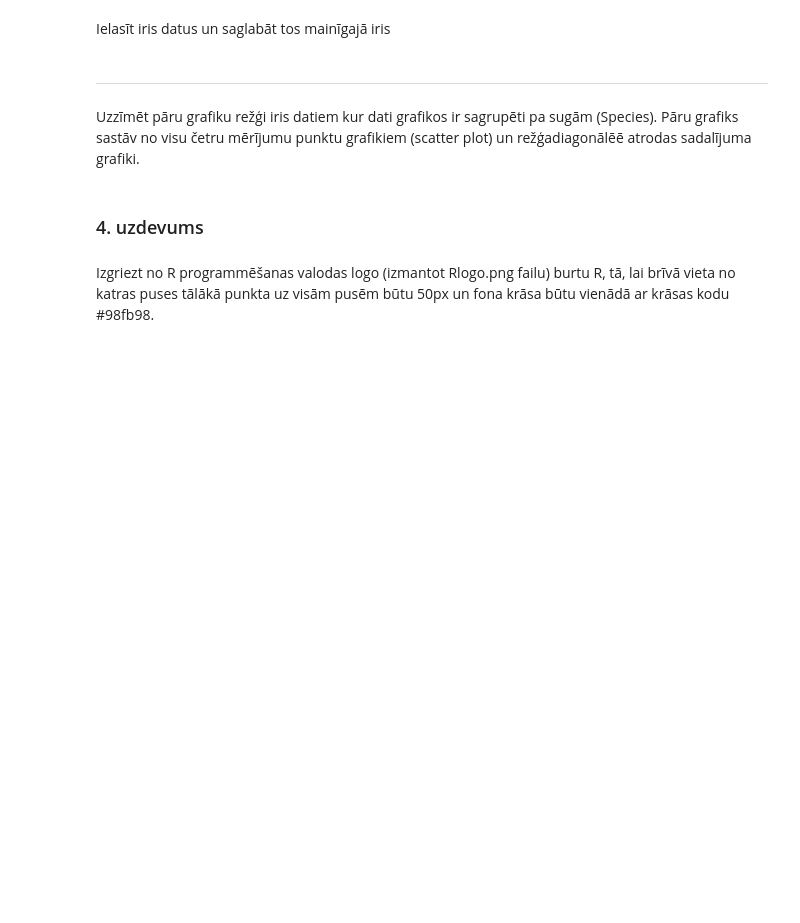
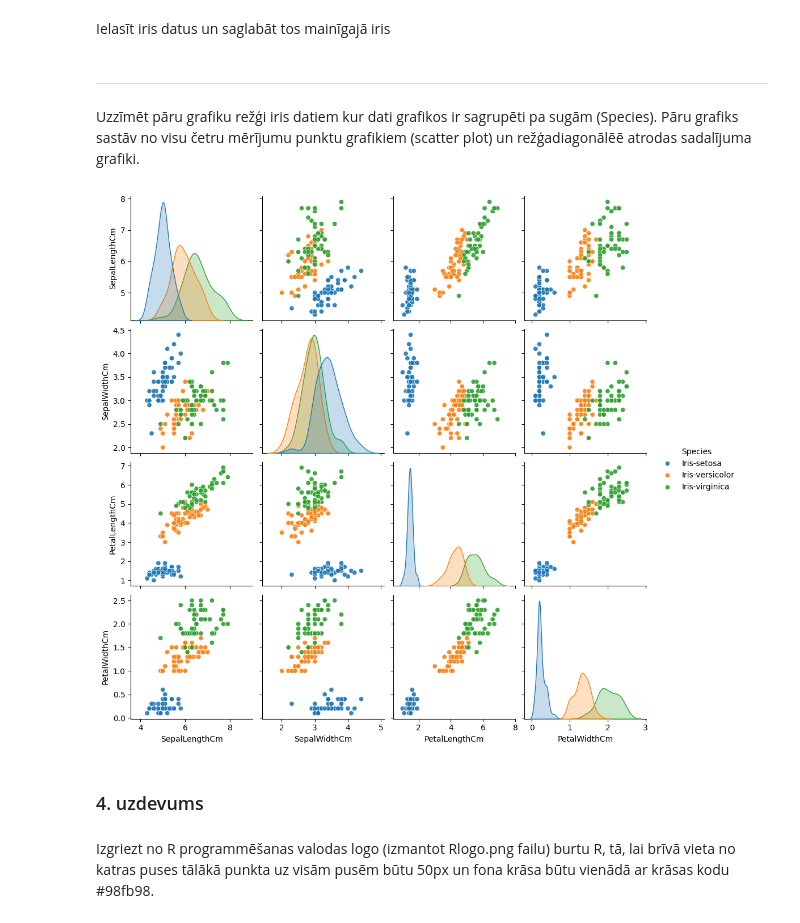
Before and after one commit to eduardblumental/lu-msc-math-and-data-science, a Jupyter notebook: Matemātiskās metodes ar Python, R un Matlab/homeworks/HW4_Blumentals.ipynb, the cells around one changed output. Drawn from its saved outputs; the diff is of its cells as text; code cells hidden in the pictures; blank space fills up the shorter version.

```diff
--- a/Matemātiskās metodes ar Python, R un Matlab/homeworks/HW4_Blumentals.ipynb
+++ b/Matemātiskās metodes ar Python, R un Matlab/homeworks/HW4_Blumentals.ipynb
@@ -76,6 +129,11 @@ Ielasīt iris datus un saglabāt tos mainīgajā iris
 ***
 Uzzīmēt pāru grafiku režģi iris datiem kur dati grafikos ir sagrupēti pa sugām (Species).
 Pāru grafiks sastāv no visu četru mērījumu punktu grafikiem (scatter plot) un režģadiagonālēē atrodas sadalījuma grafiki.
+# %%
+sns.pairplot(iris.loc[:, iris.columns != 'Id'], hue="Species", diag_kind="kde", plot_kws={'alpha': 0.9})
+plt.show()
+# %% [output]
+[figure, added]
 # %% [markdown]
 ### 4. uzdevums
 # %% [markdown]
```
Also changed, not shown: parts of 10 cells of this notebook.
